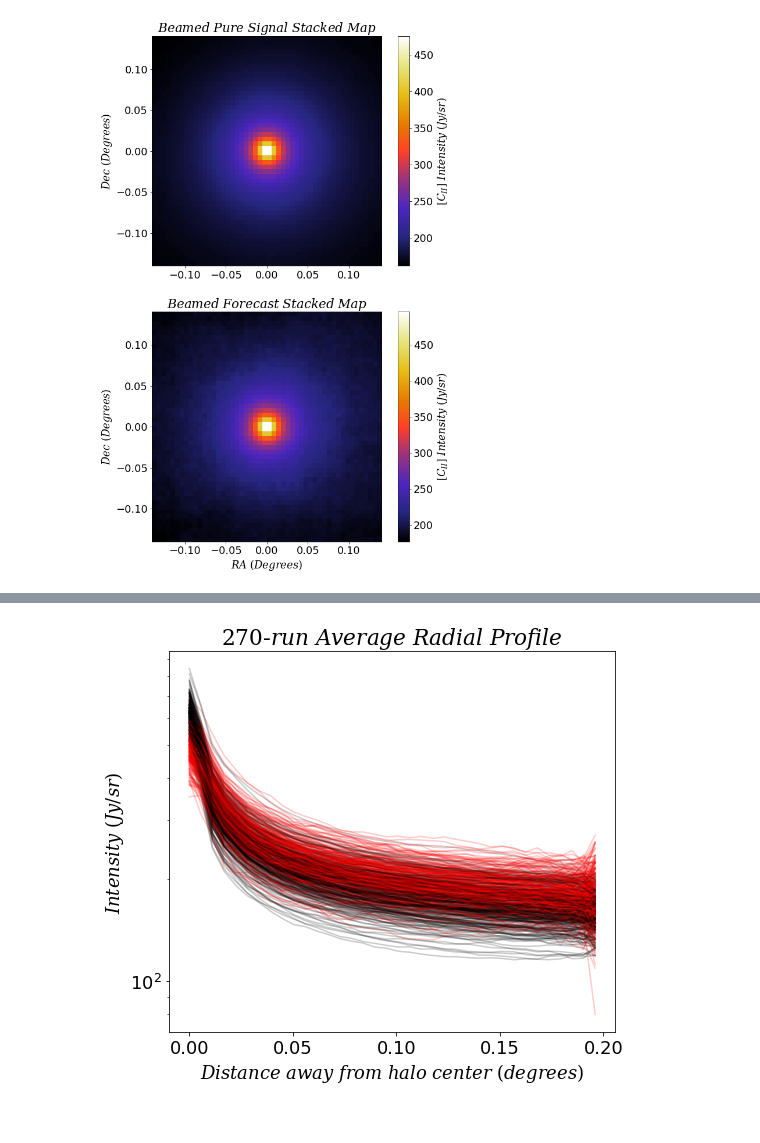
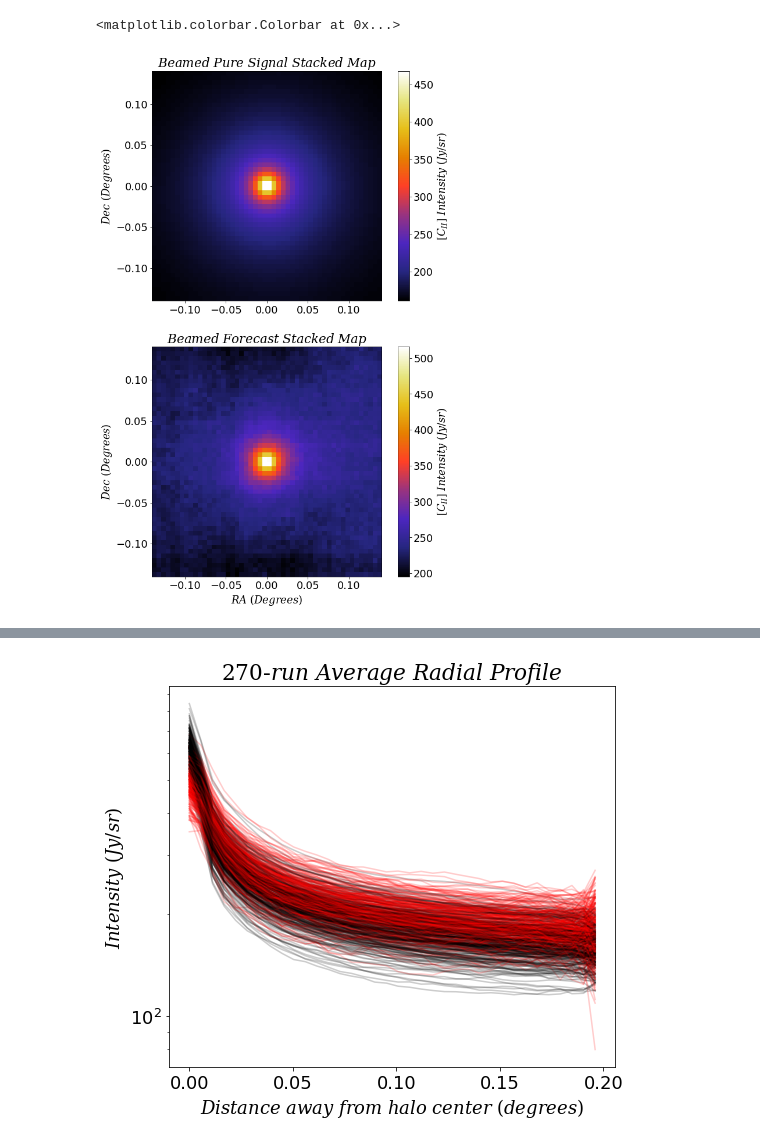
Before and after one commit to PatrickHorlaville/CITA_LIM, a Jupyter notebook: Many_stacks.ipynb, the cells around one changed output, grey strips where cells are left out. Saved outputs shown, nothing was run; the diff lists cells and outputs as text; code cells hidden in the pictures.

Commit message:
adding code for stack thumbnail + beamed dsrel

```diff
--- a/Many_stacks.ipynb
+++ b/Many_stacks.ipynb
@@ -33,0 +50,11 @@ stack_dim = 0.28
+# %%
+sig_avg = np.nanmean(sig, axis = 0)
+
+for_tobs40kh_avg = np.nanmean(for_tobs40kh, axis = 0)
+for_tobs2kh_0_avg = np.nanmean(for_tobs2kh_0, axis = 0)
+for_tobs2kh_1_avg = np.nanmean(for_tobs2kh_1, axis = 0)
+
+sig_avg_LBGs = np.nanmean(sig_LBG, axis = 0)
+
+for_tobs40kh_avg_LBGs = np.nanmean(for_tobs40kh_LBG, axis = 0)
+for_tobs2kh_avg_LBGs = np.nanmean(for_tobs2kh_LBG, axis = 0)
@@ -34,23 +85,19 @@ stack_dim = 0.28
 # %%
 fig , axes = plt.subplots(nrows = 2, ncols = 1, figsize = (10, 16))
 
 plt.subplot(211)
-plt.imshow(gaussian_filter(sig_stack_avg, beam_res), cmap = 'CMRmap', extent = [-stack_dim/2, stack_dim/2, -stack_dim/2, stack_dim/2])
+plt.imshow(gaussian_filter(sig_avg, beam_res), cmap = 'CMRmap', extent = [-stack_dim/2, stack_dim/2, -stack_dim/2, stack_dim/2])
 plt.title(r'$Beamed\ Pure\ Signal\ Stacked\ Map$')
 plt.ylabel(r'$Dec\ (Degrees)$')
 plt.colorbar(label = r'$[C_{II}]\ Intensity\ (Jy/sr)$')
 
 
 plt.subplot(212)
-plt.imshow(for_stack_avg, cmap = 'CMRmap', extent = [-stack_dim/2, stack_dim/2, -stack_dim/2, stack_dim/2])
+plt.imshow(for_tobs2kh_1_avg, cmap = 'CMRmap', extent = [-stack_dim/2, stack_dim/2, -stack_dim/2, stack_dim/2])
 plt.title(r'$Beamed\ Forecast\ Stacked\ Map$')
 plt.xlabel(r'$RA\ (Degrees)$')
 plt.ylabel(r'$Dec\ (Degrees)$')
 plt.colorbar(label = r'$[C_{II}]\ Intensity\ (Jy/sr)$')
-
-
-plt.savefig('Stacking/jul31_270GHz_n50_avg.png', bbox_inches = "tight")
-
-plt.show()
 # %% [output]
+<matplotlib.colorbar.Colorbar at 0x...>
-[figure, old version]
+[figure, new version]
```
Also changed, not shown: parts of 52 cells of this notebook, 11 other files.
